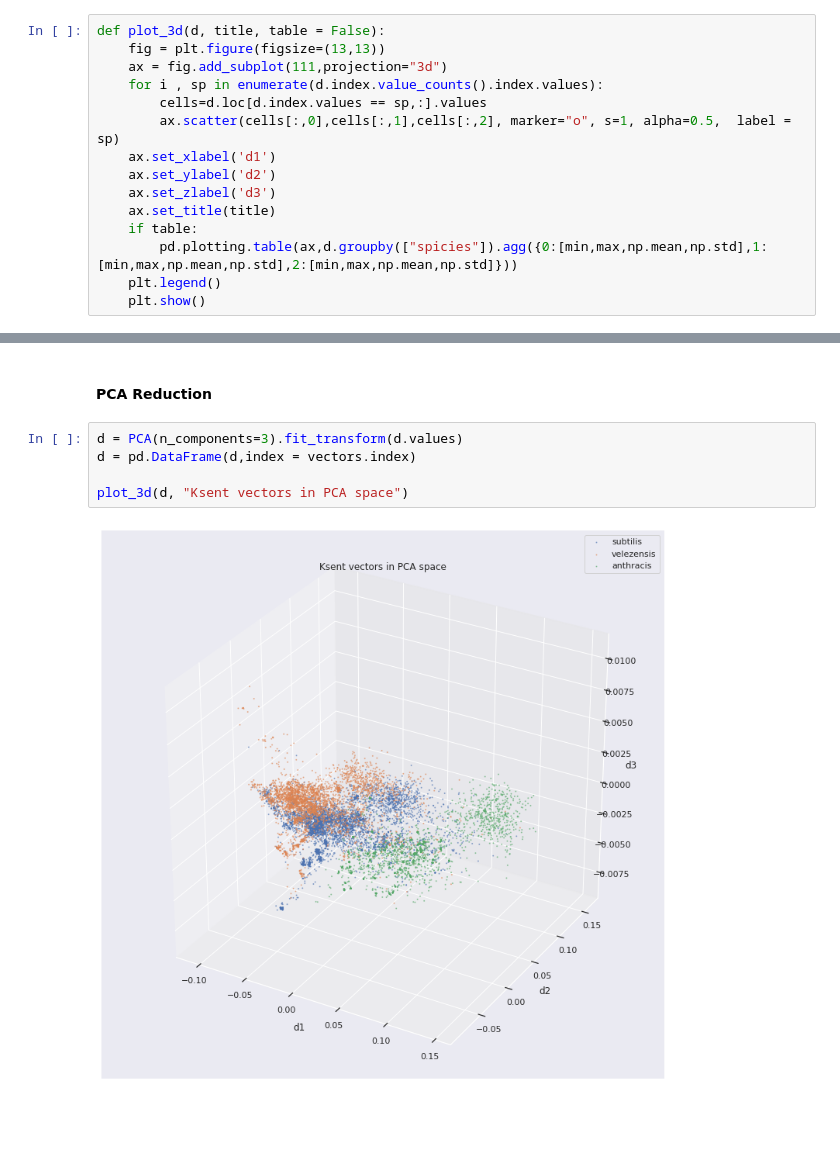
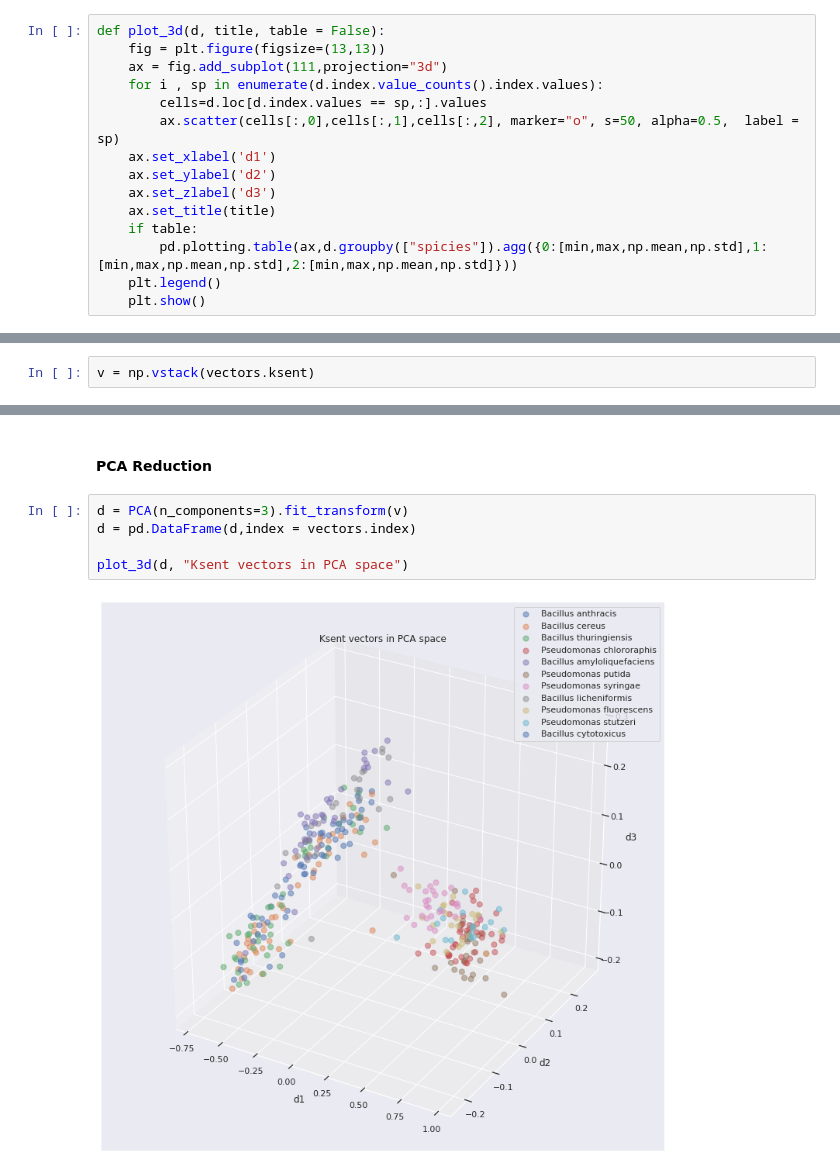
Before and after one commit to sergeman/fastai-genomic, a Jupyter notebook: ipynb/vectorise.ipynb, the cells around one changed output, grey strips where cells are left out. Cells and saved outputs as stored; diff of their text form; blank space fills up the shorter version.

```diff
--- a/ipynb/vectorise.ipynb
+++ b/ipynb/vectorise.ipynb
@@ -109,7 +225,7 @@ def plot_3d(d, title, table = False):
     ax = fig.add_subplot(111,projection="3d")
     for i , sp in enumerate(d.index.value_counts().index.values):
         cells=d.loc[d.index.values == sp,:].values
-        ax.scatter(cells[:,0],cells[:,1],cells[:,2], marker="o", s=1, alpha=0.5,  label = sp)
+        ax.scatter(cells[:,0],cells[:,1],cells[:,2], marker="o", s=50, alpha=0.5,  label = sp)
     ax.set_xlabel('d1')
     ax.set_ylabel('d2')
     ax.set_zlabel('d3')
@@ -127,4 +244,6 @@ from KlsAutoencoder import *
 e = Encoder("../data/models/encoder-3d",[100,50,3]);e
 # %% [output]
 <KlsAutoencoder.Encoder at 0x...>
+# %%
+v = np.vstack(vectors.ksent)
 # %%
@@ -156,9 +275,9 @@ plot_3d(d,f"Ksent vectors in TSNE space, perplexity {perplexity}" )
 # %% [markdown]
 #### PCA Reduction
 # %%
-d = PCA(n_components=3).fit_transform(d.values)
+d = PCA(n_components=3).fit_transform(v)
 d = pd.DataFrame(d,index = vectors.index)
 
 plot_3d(d, "Ksent vectors in PCA space")
 # %% [output]
-[figure, old version]
+[figure, new version]
```
Also changed, not shown: parts of 23 cells of this notebook.
